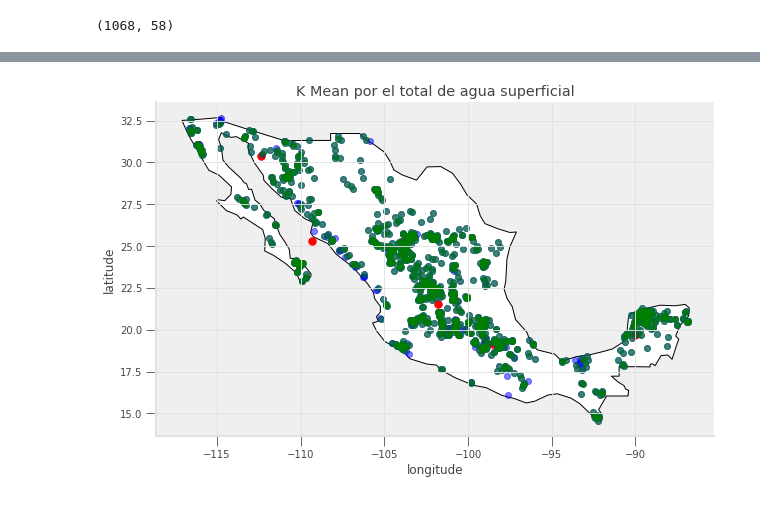
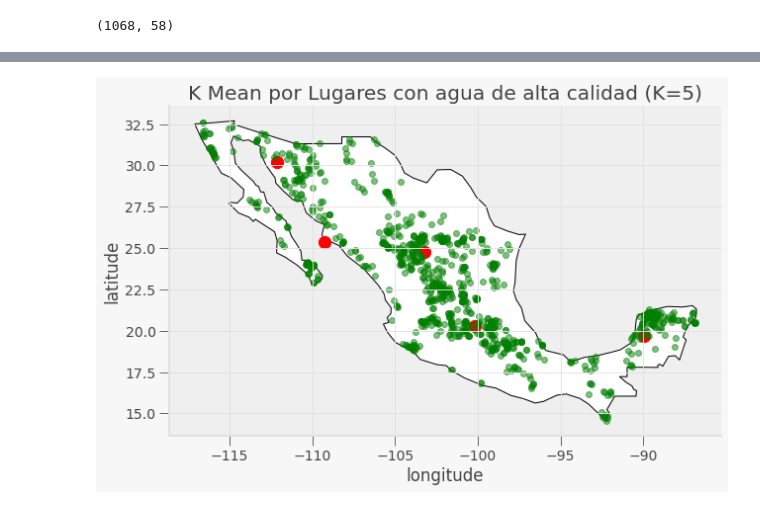
Before and after one commit to PosgradoMNA/actividades-del-projecto-equipo_56, a Jupyter notebook: Entrega_1_(16_11)_>_Limpieza,_análisis,_visualización_y_kmeans.ipynb, the cells around one changed output, grey strips where cells are left out. Cells and saved outputs as stored; diff of their text form; code cells hidden in the pictures.

```diff
--- a/Entrega_1_(16_11)_>_Limpieza,_análisis,_visualización_y_kmeans.ipynb
+++ b/Entrega_1_(16_11)_>_Limpieza,_análisis,_visualización_y_kmeans.ipynb
@@ -270,0 +245,4 @@ TypeError: ignored
+# %%
+kmeans = KMeans(n_clusters=5).fit(latlong_pot)
+centroids_pot = kmeans.cluster_centers_
+print(centroids_pot)
@@ -401,24 +465,41 @@ gdf1 = gpd.GeoDataFrame(cent, geometry="Coordinates")
+# %%
+cent1 = pd.DataFrame(centroids_pot, columns=["longitude","latitude"])
+cent2 = pd.DataFrame(centroids_sin, columns=["longitude","latitude"])
+cent3 = pd.DataFrame(centroids_pu, columns=["longitude","latitude"])
+# %%
+cent1["Coordinates"] = list(zip(cent1.longitude, cent1.latitude))
+cent1["Coordinates"] = cent1["Coordinates"].apply(Point)
+
+cent2["Coordinates"] = list(zip(cent2.longitude, cent2.latitude))
+cent2["Coordinates"] = cent2["Coordinates"].apply(Point)
+
+cent3["Coordinates"] = list(zip(cent3.longitude, cent3.latitude))
+cent3["Coordinates"] = cent3["Coordinates"].apply(Point)
+# %%
+gdf1 = gpd.GeoDataFrame(cent1, geometry="Coordinates")
+gdf2 = gpd.GeoDataFrame(cent2, geometry="Coordinates")
+gdf3 = gpd.GeoDataFrame(cent3, geometry="Coordinates")
 # %%
 from matplotlib.lines import MarkerStyle
 
 fig, gax = plt.subplots(figsize=(10,10))
 
 
 world.query("name == 'Mexico'").plot(ax = gax, edgecolor='black', color='white')
 
 
-gdf1.plot(ax=gax, color='red', alpha = 1,markersize=55)
-gdf.plot(ax=gax, color='blue', alpha = 0.5)
+gdf1.plot(ax=gax, color='red', alpha = 1,markersize=150)
+
 gdf_pot.plot(ax=gax, color='green', alpha = 0.5)
 
 
 gax.set_xlabel('longitude')
 gax.set_ylabel('latitude')
-gax.set_title('K Mean por el total de agua superficial')
+gax.set_title('K Mean por Lugares con agua de alta calidad (K=5)')
 
 gax.spines['top'].set_visible(False)
 gax.spines['right'].set_visible(False)
 
 plt.show()
 # %% [output]
-[figure, old version]
+[figure, new version]
```
Also changed, not shown: parts of 33 cells of this notebook.
